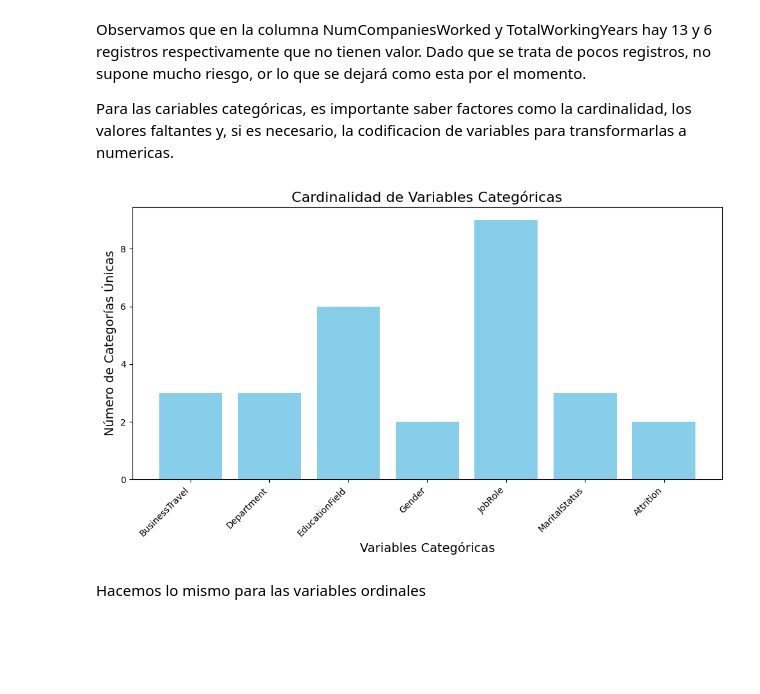
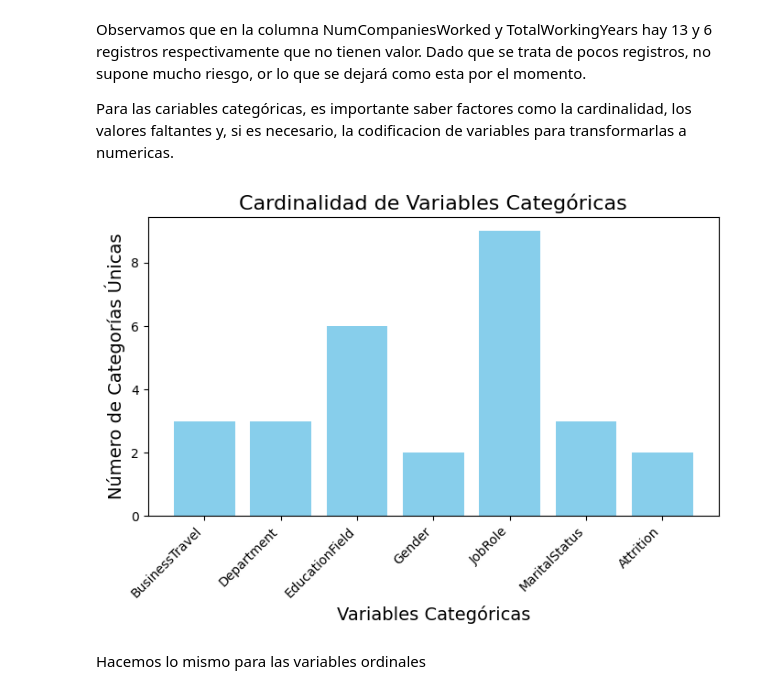
Before and after one commit to 100495699/Aprendizaje, a Jupyter notebook: Aprendizaje.ipynb, the cells around one changed output. Saved outputs shown, nothing was run; the diff lists cells and outputs as text; code cells hidden in the pictures; blank space fills up the shorter version.

```diff
--- a/Aprendizaje.ipynb
+++ b/Aprendizaje.ipynb
@@ -130,20 +130,20 @@ Para las cariables categóricas, es importante saber factores como la cardinalid
 # %%
 columnas_categoricas = ["BusinessTravel", "Department", "EducationField", "Gender", "JobRole", "MaritalStatus", "Attrition"]
 card = dataset[columnas_categoricas].nunique()
 
 # Crear un gráfico de barras para mostrar la cardinalidad
-plt.figure(figsize=(10, 6))
+plt.figure(figsize=(7, 5))
 plt.bar(card.index, card.values, color='skyblue')
 plt.title("Cardinalidad de Variables Categóricas", fontsize=16)
 plt.xlabel("Variables Categóricas", fontsize=14)
 plt.ylabel("Número de Categorías Únicas", fontsize=14)
 plt.xticks(rotation=45, ha='right')  # Rotar etiquetas del eje x para mejor legibilidad
 
 # Mostrar el gráfico
 plt.tight_layout()  # Ajustar el layout para que no se corten las etiquetas
 plt.show()
 # %% [output]
-[figure, old version]
+[figure, new version]
 # %% [markdown]
 Hacemos lo mismo para las variables ordinales
 # %%
```
Also changed, not shown: parts of 32 cells of this notebook.
